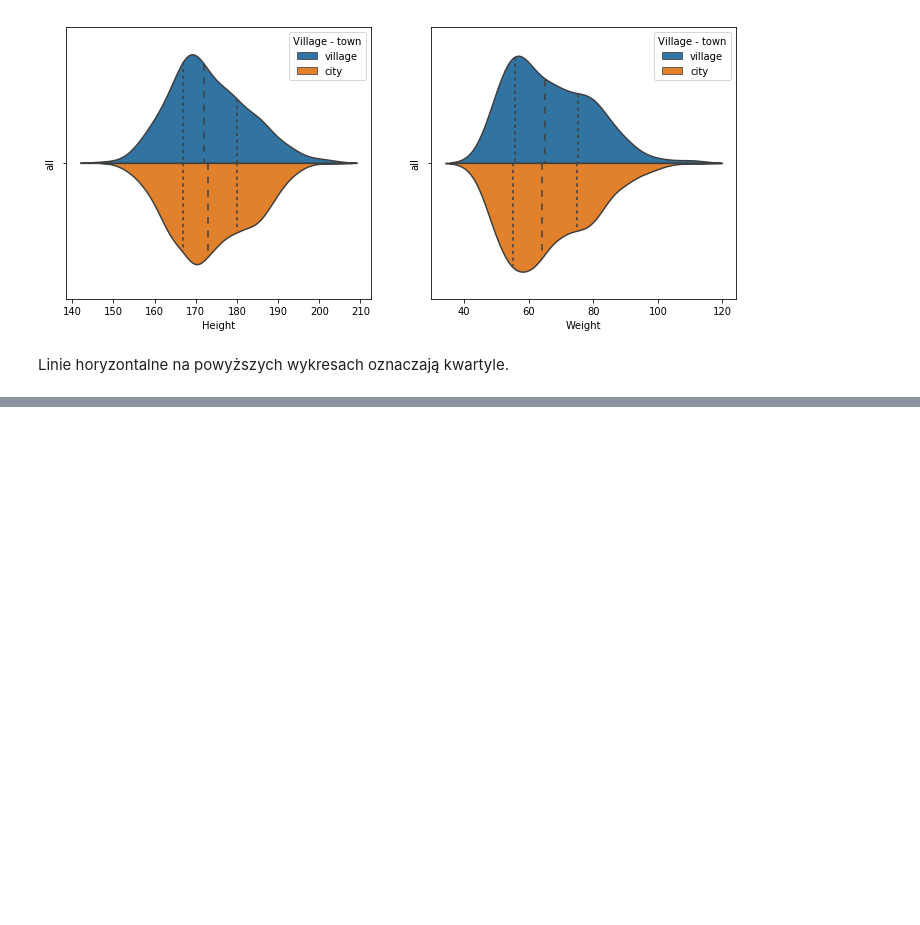
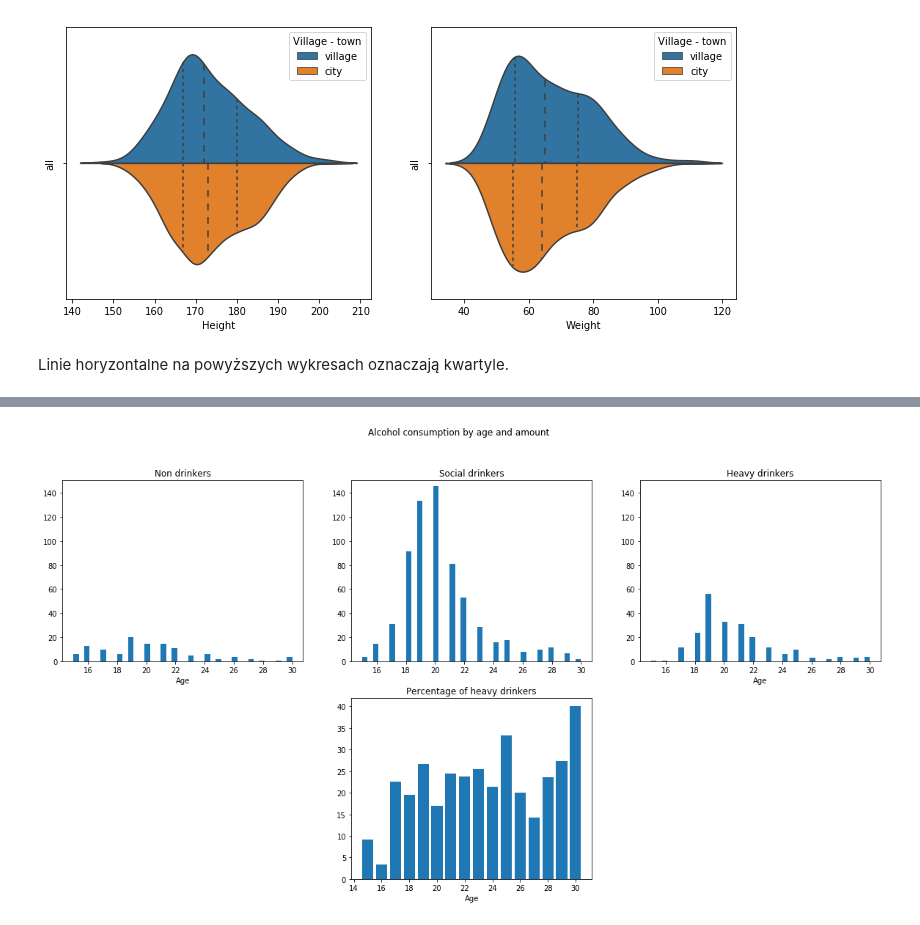
Before and after one commit to kaspiotr/YoungPeopleSurvey, a Jupyter notebook: Statystyka_Matematyczna_PKasprzyk_MKomar.ipynb, the cells around one changed output, grey strips where cells are left out. Drawn from its saved outputs; the diff is of its cells as text; code cells hidden in the pictures; blank space fills up the shorter version.

Commit message:
Alcohol consumption stats added to the notebook

```diff
--- a/Statystyka_Matematyczna_PKasprzyk_MKomar.ipynb
+++ b/Statystyka_Matematyczna_PKasprzyk_MKomar.ipynb
@@ -240,0 +246,81 @@ Linie horyzontalne na powyższych wykresach oznaczają kwartyle.
+# %%
+import csv
+import matplotlib.pylab as plt
+
+
+def alcohol_consumption():
+    with open('resources/young-people-survey/responses.csv') as csv_file:
+        read_csv = csv.reader(csv_file, delimiter=',')
+        headers = []
+        headers_read = False
+        heavy_drinkers = []
+        social_drinkers = []
+        non_drinkers = []
+
+        heavy_drinkers_by_age = dict()
+        total_by_age = dict()
+        percentage_of_heavy_drinkers = []
+
+        for i in range (15,31):
+            heavy_drinkers_by_age[i] = 0
+            total_by_age[i] = 0
+
+        for row in read_csv:
+            if not headers_read:
+                headers = row
+                headers_read = True
+                continue
+
+            try:
+                age = int(row[headers.index("Age")])
+                how_much = row[headers.index("Alcohol")]
+                if how_much == "drink a lot":
+                    heavy_drinkers.append(age)
+                    heavy_drinkers_by_age[age] = heavy_drinkers_by_age[age] + 1
+                if how_much == "social drinker":
+                    social_drinkers.append(age)
+                if how_much == "never":
+                    non_drinkers.append(age)
+                total_by_age[age] = total_by_age[age] + 1
+
+            except ValueError:
+                pass
+
+        for i in range (15,31):
+            percentage_of_heavy_drinkers.append(( heavy_drinkers_by_age[i] / total_by_age[i] ) * 100)
+
+        plt.subplot(231)
+        plt.xlabel("Age")
+        plt.title("Non drinkers")
+        plt.ylim(0, 150)
+        plt.hist(non_drinkers, 40, range=(15,30))
+
+        plt.subplot(232)
+        plt.title("Social drinkers")
+        plt.ylim(0, 150)
+        plt.hist(social_drinkers, 40, range=(15,30))
+
+        plt.subplot(233)
+        plt.xlabel("Age")
+        plt.title("Heavy drinkers")
+        plt.ylim(0, 150)
+        plt.hist(heavy_drinkers, 40, range=(15,30))
+
+        plt.subplot(235)
+        plt.xlabel("Age")
+        plt.title("Percentage of heavy drinkers")
+        ages = range(15,31)
+        plt.bar(ages, percentage_of_heavy_drinkers)
+
+        plt.suptitle("Alcohol consumption by age and amount")
+
+        plt.rcParams['figure.figsize'] = [30,15]
+
+        plt.show()
+
+
+
+
+alcohol_consumption()
+# %% [output]
+[figure, added]
```
Also changed, not shown: parts of 3 cells of this notebook.
